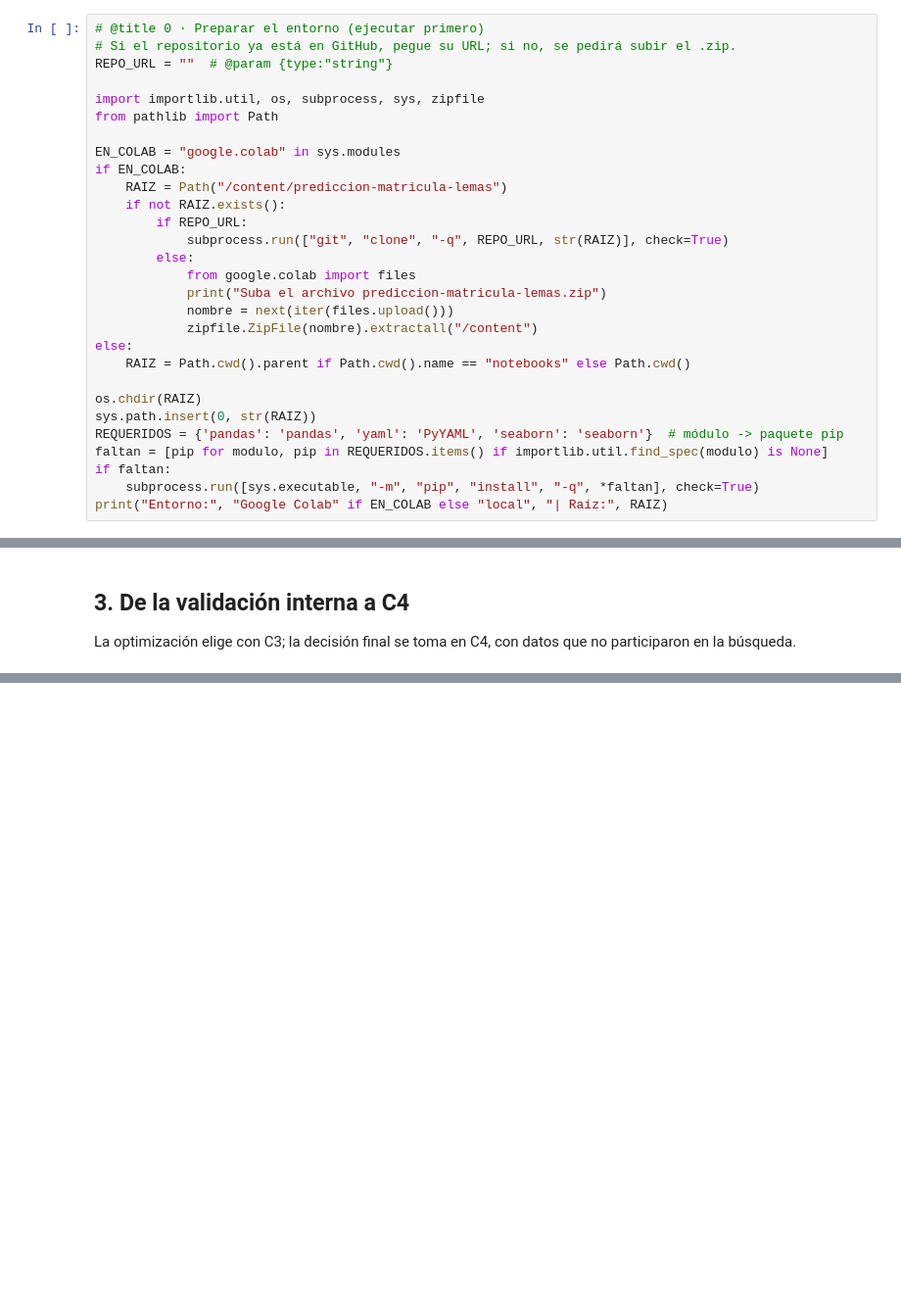
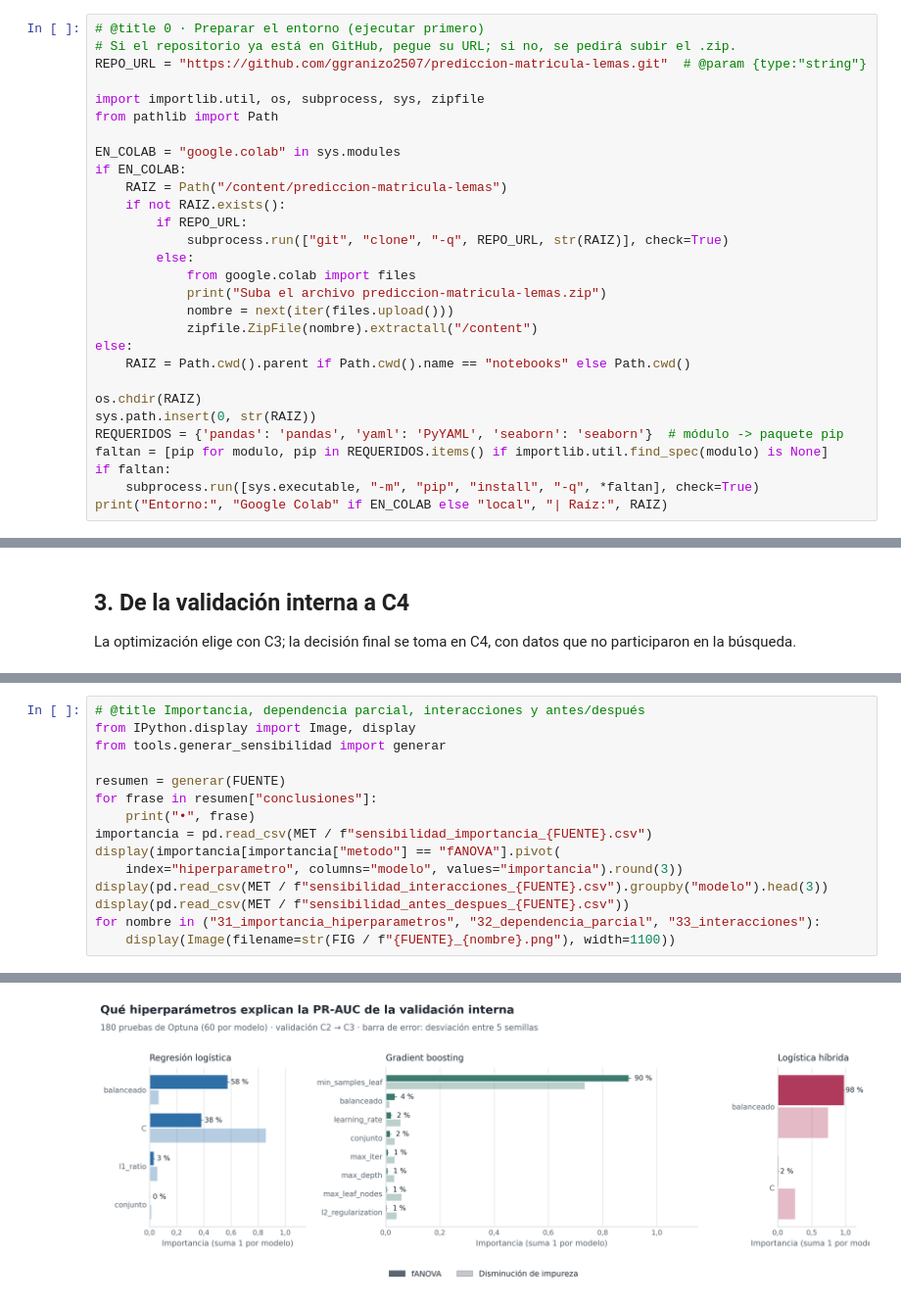
Before and after one commit to ggranizo2507/prediccion-matricula-lemas, a Jupyter notebook: notebooks/04_optimizacion.ipynb, the cells around one changed output, grey strips where cells are left out. Shown at 98% size. Cells and saved outputs as stored; diff of their text form; blank space fills up the shorter version.

Commit message:
D58: análisis de sensibilidad de hiperparámetros y revisión contra la guía del proyecto final

```diff
--- a/notebooks/04_optimizacion.ipynb
+++ b/notebooks/04_optimizacion.ipynb
@@ -8,7 +8,7 @@ Detalle y discusión en [`docs/optimizacion.md`](../docs/optimizacion.md).
 # %%
 # @title 0 · Preparar el entorno (ejecutar primero)
 # Si el repositorio ya está en GitHub, pegue su URL; si no, se pedirá subir el .zip.
-REPO_URL = ""  # @param {type:"string"}
+REPO_URL = "https://github.com/ggranizo2507/prediccion-matricula-lemas.git"  # @param {type:"string"}
 
 import importlib.util, os, subprocess, sys, zipfile
 from pathlib import Path
@@ -119,0 +158,16 @@ fig.tight_layout(); fig.savefig(FIG / f"{FUENTE}_16_ajuste_c4.png", dpi=DPI); pl
+# %%
+# @title Importancia, dependencia parcial, interacciones y antes/después
+from IPython.display import Image, display
+from tools.generar_sensibilidad import generar
+
+resumen = generar(FUENTE)
+for frase in resumen["conclusiones"]:
+    print("•", frase)
+importancia = pd.read_csv(MET / f"sensibilidad_importancia_{FUENTE}.csv")
+display(importancia[importancia["metodo"] == "fANOVA"].pivot(
+    index="hiperparametro", columns="modelo", values="importancia").round(3))
+display(pd.read_csv(MET / f"sensibilidad_interacciones_{FUENTE}.csv").groupby("modelo").head(3))
+display(pd.read_csv(MET / f"sensibilidad_antes_despues_{FUENTE}.csv"))
+for nombre in ("31_importancia_hiperparametros", "32_dependencia_parcial", "33_interacciones"):
+    display(Image(filename=str(FIG / f"{FUENTE}_{nombre}.png"), width=1100))
+# %% [output]
@@ -119,0 +207 @@ fig.tight_layout(); fig.savefig(FIG / f"{FUENTE}_16_ajuste_c4.png", dpi=DPI); pl
+[figure, added]
```
Also changed, not shown: parts of 8 cells of this notebook, 46 other files.
